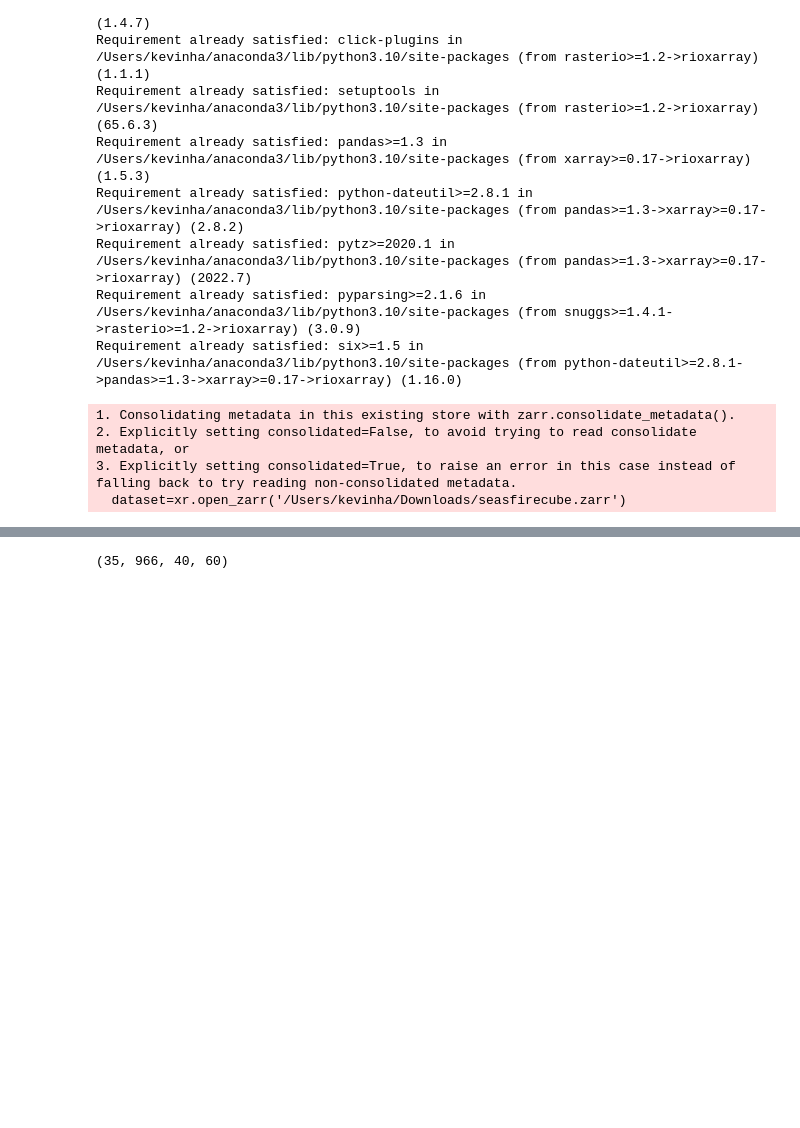
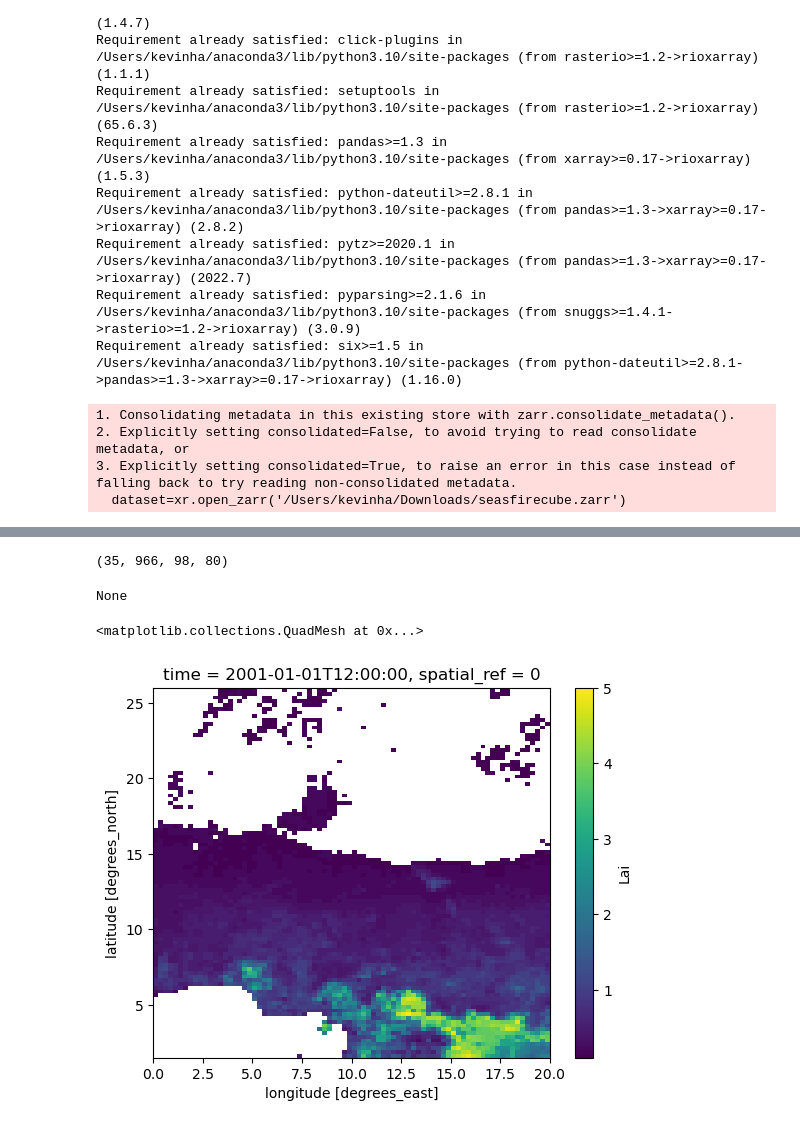
Before and after one commit to kevhainfo/PersonalWork, a Jupyter notebook: wildfire/countrySelection.ipynb, the cells around one changed output, grey strips where cells are left out. Drawn from its saved outputs; the diff is of its cells as text; code cells hidden in the pictures; blank space fills up the shorter version.

```diff
--- a/wildfire/countrySelection.ipynb
+++ b/wildfire/countrySelection.ipynb
@@ -63,7 +64,7 @@ country_names_list, df_bounding_boxes = get_location_names()
 3. Explicitly setting consolidated=True, to raise an error in this case instead of falling back to try reading non-consolidated metadata.
   dataset=xr.open_zarr('/Users/kevinha/Downloads/seasfirecube.zarr')
 # %%
-ds_clipped = get_clipped_xarray_dataset(dataset, 'France', df_bounding_boxes)
+ds_clipped = get_clipped_xarray_dataset(dataset, 'Niger', df_bounding_boxes)
 # %%
 ds_clipped
 # %% [output]
@@ -94,4 +96,8 @@ image_dataset = np.array(ds_clipped.to_array())
 # %%
 image_dataset.shape
 # %% [output]
-(35, 966, 40, 60)
+(35, 966, 98, 80)
+# %%
+print(image_dataset.dtype.names)
+# %% [output]
+None
@@ -97,0 +106,5 @@ image_dataset.shape
+# %%
+ds_clipped['Lai'].isel(time=0).plot()
+# %% [output]
+<matplotlib.collections.QuadMesh at 0x...>
+[figure, added]
```
Also changed, not shown: parts of 23 cells of this notebook.
